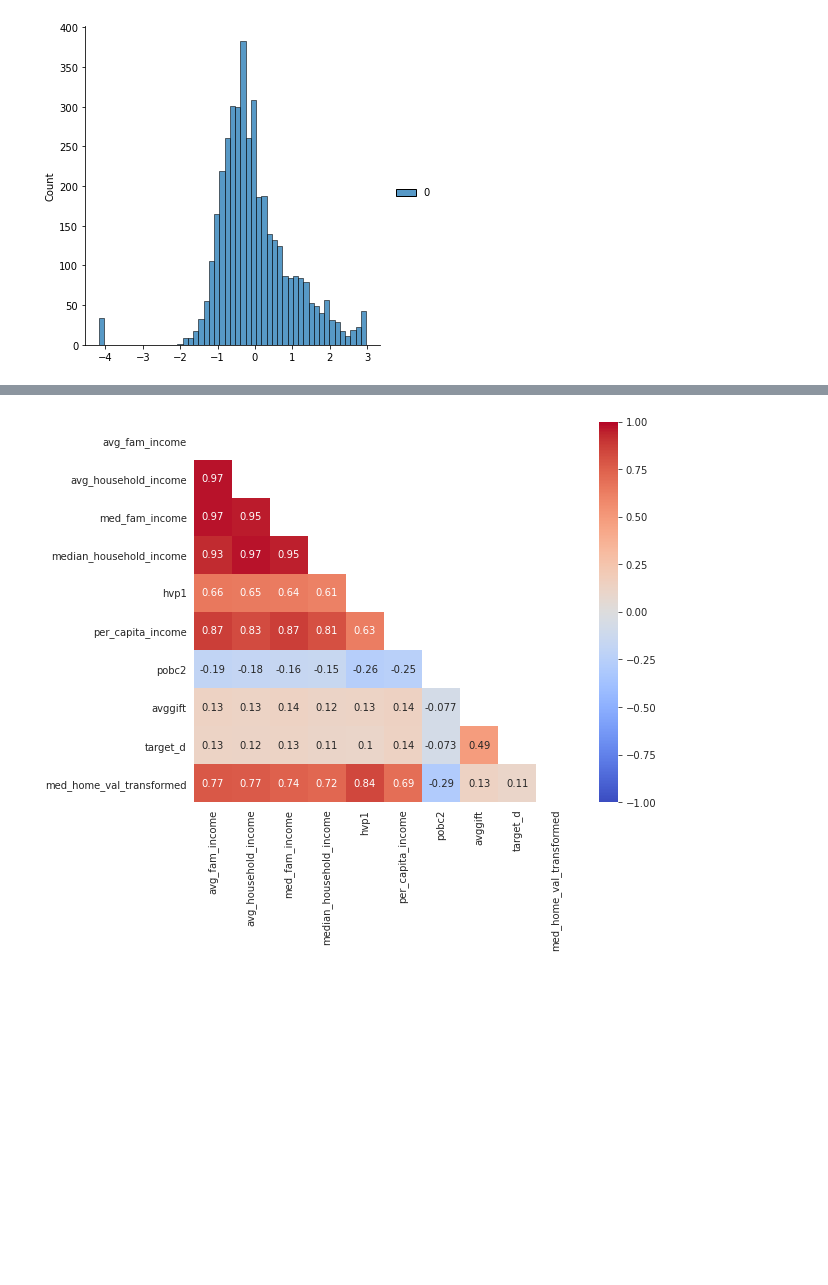
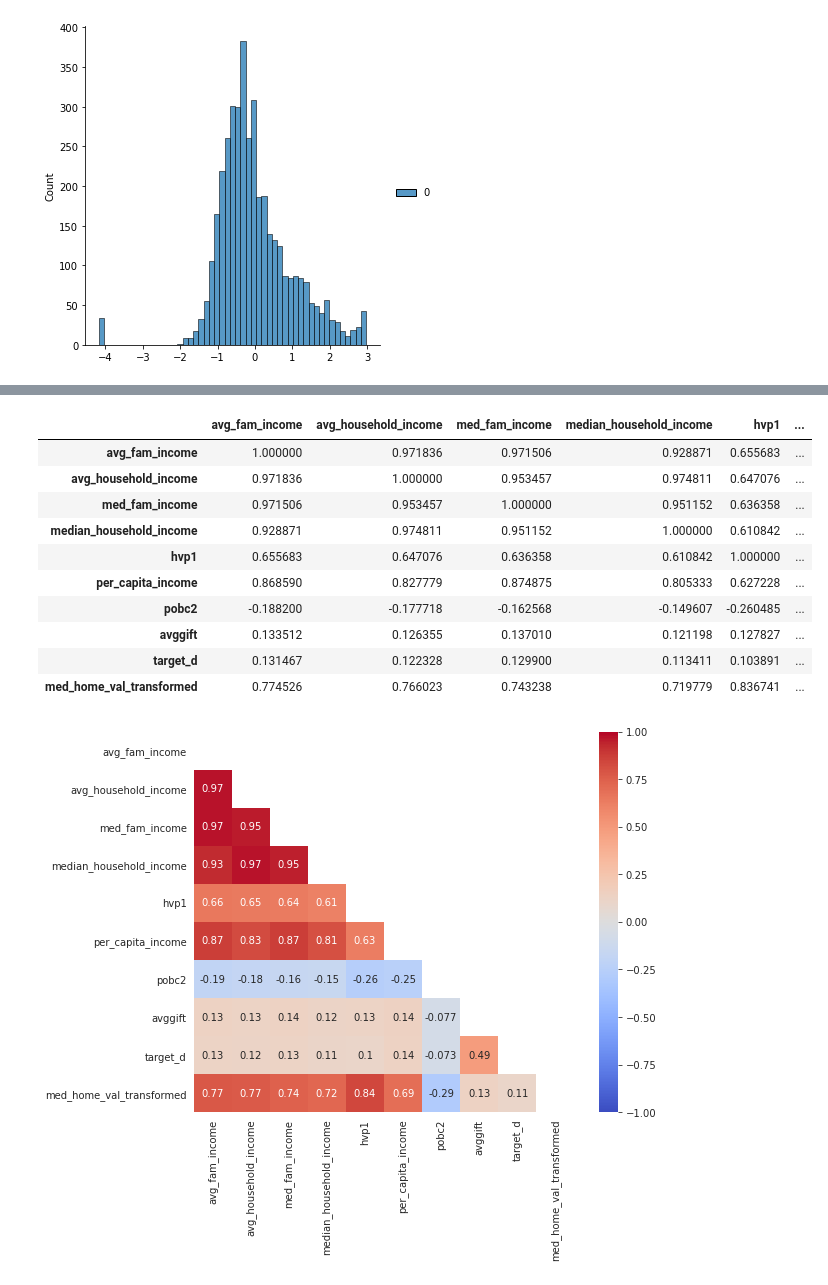
Before and after one commit to lmbauyeung/IH_RH_DA_FT_JAN_2022, a Jupyter notebook: Class_Materials/Case_Studies/Health_Care_For_All_Case_Study/Notebook_Code_Along_Intro_To_Pandas_Healthcare For_All_Structure.ipynb, the cells around one changed output, grey strips where cells are left out. Cells and saved outputs as stored; diff of their text form; code cells hidden in the pictures; blank space fills up the shorter version.

```diff
--- a/Class_Materials/Case_Studies/Health_Care_For_All_Case_Study/Notebook_Code_Along_Intro_To_Pandas_Healthcare For_All_Structure.ipynb
+++ b/Class_Materials/Case_Studies/Health_Care_For_All_Case_Study/Notebook_Code_Along_Intro_To_Pandas_Healthcare For_All_Structure.ipynb
@@ -955,3 +956,17 @@ hk_df
+# %%
+hk_df.corr()
+# %% [output]
+|  | avg_fam_income | avg_household_income | med_fam_income | median_household_income | hvp1 | ... |
+| avg_fam_income | 1.000000 | 0.971836 | 0.971506 | 0.928871 | 0.655683 | ... |
+| avg_household_income | 0.971836 | 1.000000 | 0.953457 | 0.974811 | 0.647076 | ... |
+| med_fam_income | 0.971506 | 0.953457 | 1.000000 | 0.951152 | 0.636358 | ... |
+| median_household_income | 0.928871 | 0.974811 | 0.951152 | 1.000000 | 0.610842 | ... |
+| hvp1 | 0.655683 | 0.647076 | 0.636358 | 0.610842 | 1.000000 | ... |
+| per_capita_income | 0.868590 | 0.827779 | 0.874875 | 0.805333 | 0.627228 | ... |
+| pobc2 | -0.188200 | -0.177718 | -0.162568 | -0.149607 | -0.260485 | ... |
+| avggift | 0.133512 | 0.126355 | 0.137010 | 0.121198 | 0.127827 | ... |
+| target_d | 0.131467 | 0.122328 | 0.129900 | 0.113411 | 0.103891 | ... |
+| med_home_val_transformed | 0.774526 | 0.766023 | 0.743238 | 0.719779 | 0.836741 | ... |
 # %%
 corr = hk_df.corr()
 mask = np.zeros_like(corr)
```
Also changed, not shown: parts of 12 cells of this notebook, 2 other files.
